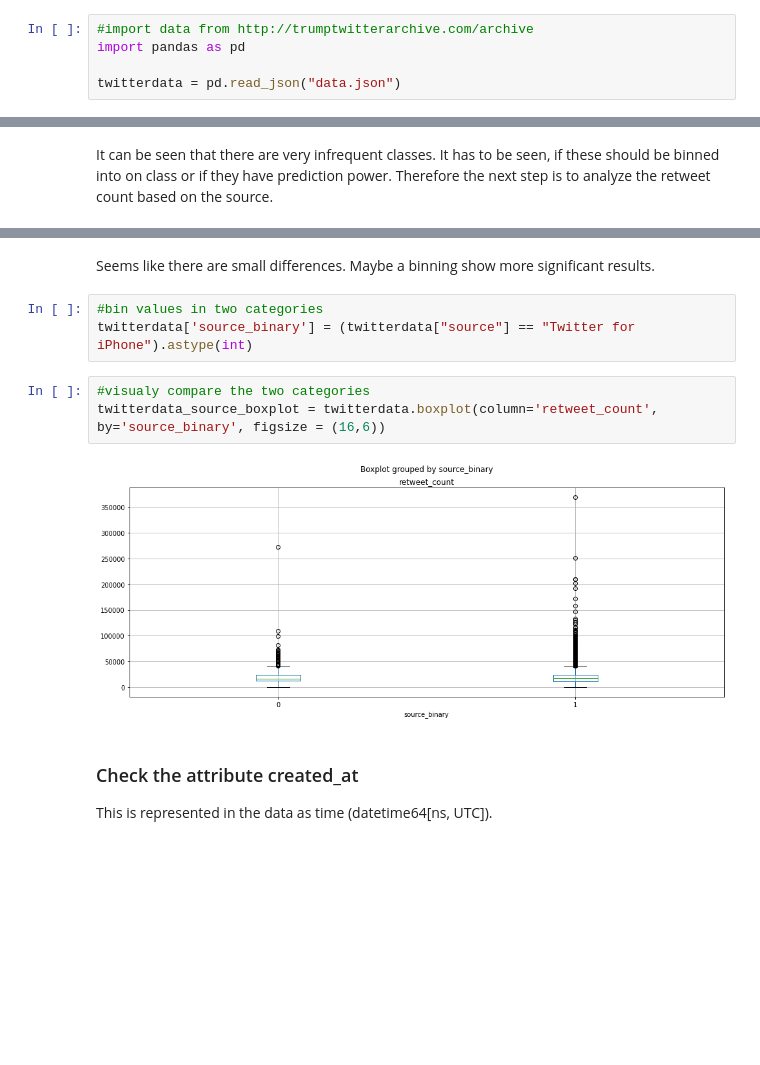
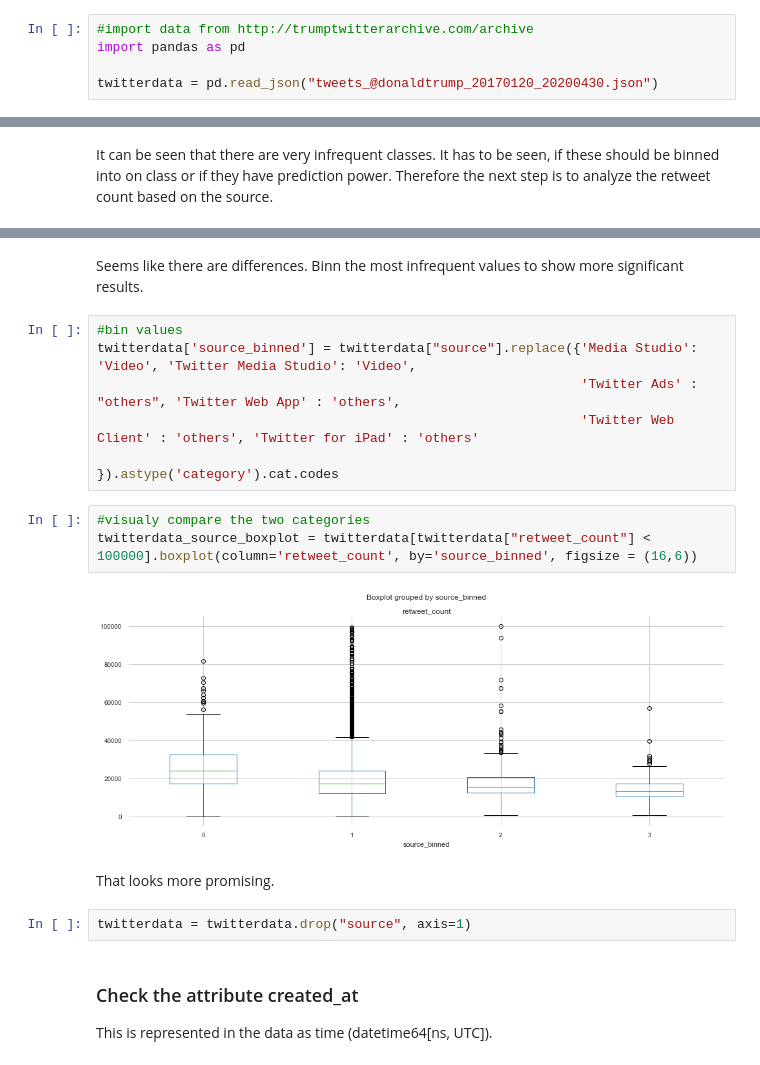
Before and after one commit to JakobLangenbahn/predict_realdonaldtrump_retweets, a Jupyter notebook: Predicting Trumps Retweets.ipynb, the cells around one changed output, grey strips where cells are left out. Drawn from its saved outputs; the diff is of its cells as text; blank space fills up the shorter version.

```diff
--- a/Predicting Trumps Retweets.ipynb
+++ b/Predicting Trumps Retweets.ipynb
@@ -17,7 +15,7 @@ For the task of this notebook the Tweets and the Retweet counts of the @realdona
 #import data from http://trumptwitterarchive.com/archive
 import pandas as pd
 
-twitterdata = pd.read_json("data.json")
+twitterdata = pd.read_json("tweets_@donaldtrump_20170120_20200430.json")
 # %% [markdown]
 ## Data Exploration
 
@@ -247,13 +243,20 @@ twitterdata_source_boxplot = twitterdata.boxplot(column='retweet_count', by='sou
 # %% [markdown]
-Seems like there are small differences. Maybe a binning show more significant results.
+Seems like there are differences. Binn the most infrequent values to show more significant results.
-# %%
-#bin values in two categories
-twitterdata['source_binary'] = (twitterdata["source"] == "Twitter for iPhone").astype(int)
+# %%
+#bin values
+twitterdata['source_binned'] = twitterdata["source"].replace({'Media Studio': 'Video', 'Twitter Media Studio': 'Video',
+                                                              'Twitter Ads' : "others", 'Twitter Web App' : 'others',
+                                                              'Twitter Web Client' : 'others', 'Twitter for iPad' : 'others'
+                                                             }).astype('category').cat.codes
 # %%
 #visualy compare the two categories
-twitterdata_source_boxplot = twitterdata.boxplot(column='retweet_count', by='source_binary', figsize = (16,6))
+twitterdata_source_boxplot = twitterdata[twitterdata["retweet_count"] < 100000].boxplot(column='retweet_count', by='source_binned', figsize = (16,6))
 # %% [output]
-[figure, old version]
+[figure, new version]
+# %% [markdown]
+That looks more promising.
+# %%
+twitterdata = twitterdata.drop("source", axis=1)
 # %% [markdown]
 ### Check the attribute created_at
 This is represented in the data as time (datetime64[ns, UTC]).
```
Also changed, not shown: parts of 110 cells of this notebook.
